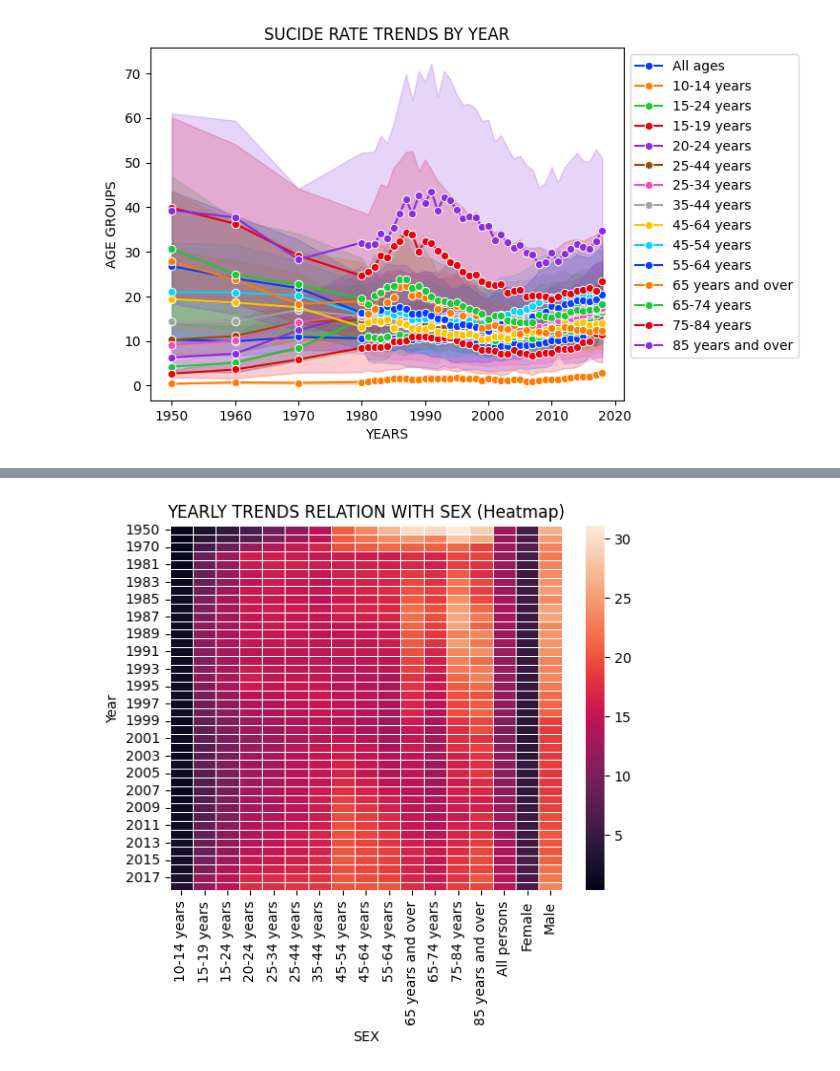
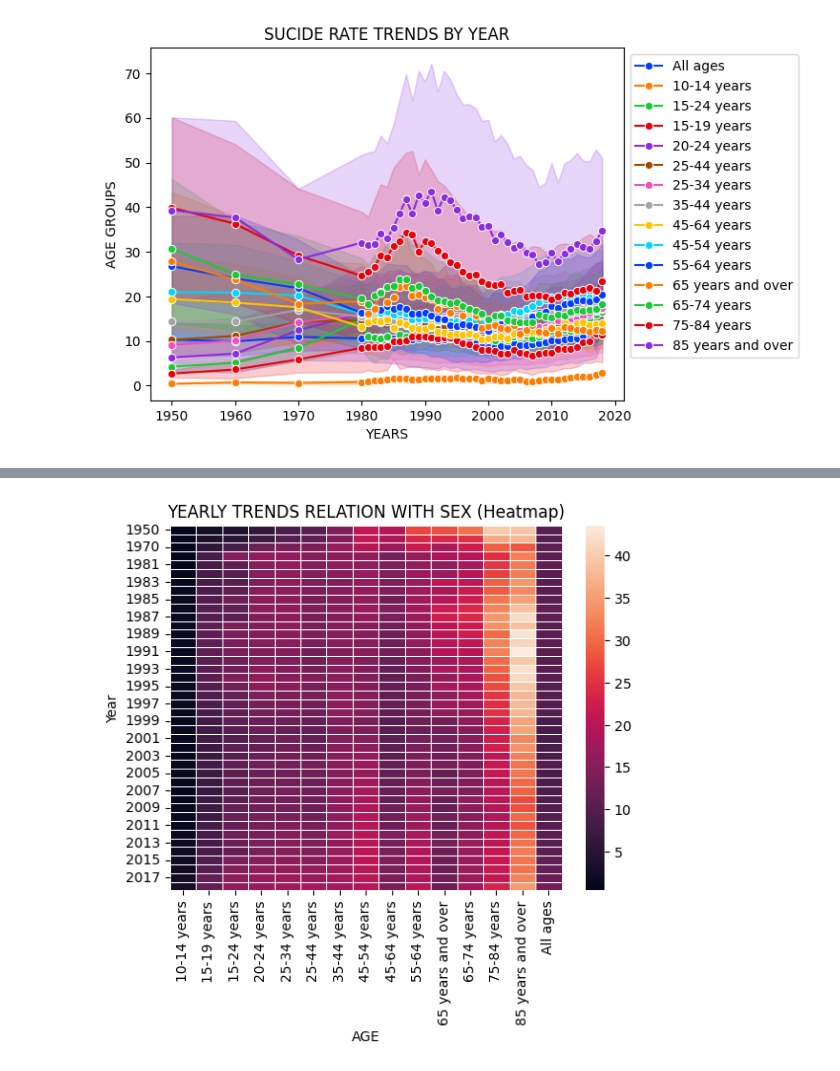
Before and after one commit to Satyajit-Mandal/Death_rates_for_suicide__by_sex__race__Hispanic_origin__and_age__United_States, a Jupyter notebook: Suicide rates.ipynb, the cells around one changed output, grey strips where cells are left out. Saved outputs shown, nothing was run; the diff lists cells and outputs as text; code cells hidden in the pictures.

```diff
--- a/Suicide rates.ipynb
+++ b/Suicide rates.ipynb
@@ -207,17 +274,16 @@ sns.relplot(x='YEAR', y='RACE', hue='ESTIMATE', data=data1)
 # %%
 #HEATMAP
-pivot_table = data1.groupby(['YEAR','SEX'])['ESTIMATE'].mean().unstack()
-
+pivot_table = data1.groupby(['YEAR','AGE'])['ESTIMATE'].mean().unstack()
 
 
 sns.heatmap(pivot_table, linewidths=0.5, linecolor='white')
 
 plt.title('YEARLY TRENDS RELATION WITH SEX (Heatmap)')
-plt.xlabel('SEX')
+plt.xlabel('AGE')
 plt.ylabel('Year')
 plt.show()
 # %% [output]
-[figure, old version]
+[figure, new version]
 # %%
 pivot_table = data1.groupby(['YEAR','RACE'])['ESTIMATE'].mean().unstack()
 
```
Also changed, not shown: parts of 9 cells of this notebook.
